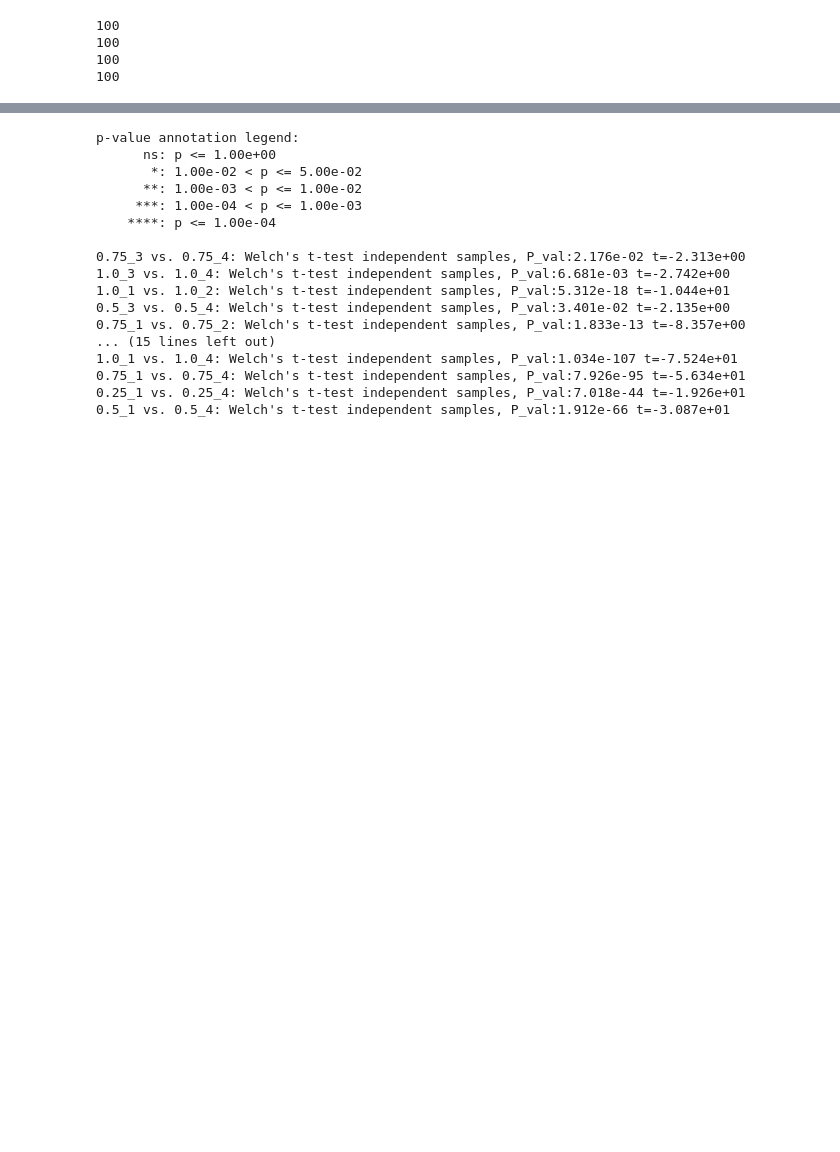
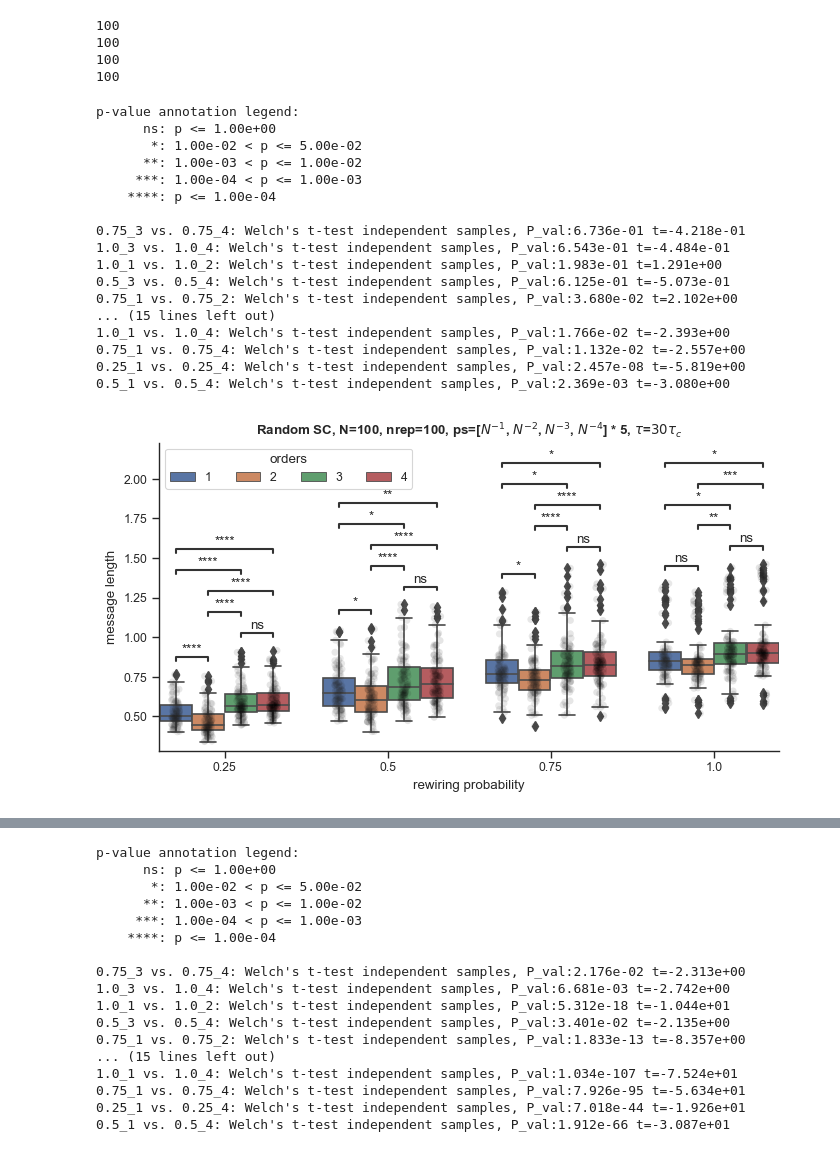
Before and after one commit to maximelucas/hypergraph_reducibility, a Jupyter notebook: notebooks/test_random_simplicial_complex_luca.ipynb, the cells around one changed output, grey strips where cells are left out. Drawn from its saved outputs; the diff is of its cells as text; code cells hidden in the pictures; blank space fills up the shorter version.

Commit message:
Add figure tau=30tau_c density=5

```diff
--- a/notebooks/test_random_simplicial_complex_luca.ipynb
+++ b/notebooks/test_random_simplicial_complex_luca.ipynb
@@ -1255,0 +1286,75 @@ for p in np.linspace(0.25,1,4):
+# %%
+for i, s in enumerate(np.linspace(0.25,1,4)):
+    message_lengths[s] = pad_arr_list(message_lengths[s])
+
+df = pd.DataFrame.from_dict(message_lengths, orient="index").stack().to_frame()
+
+for i, d in enumerate(orders):
+    df[d] = df[0].apply(lambda x: x[i])
+
+df = df[orders]
+
+dff = df.reset_index(names=["rewiring probability", "rep"]).melt(
+    id_vars=["rewiring probability", "rep"],
+    value_vars=orders,
+    var_name="order",
+    value_name="message length",
+)
+# %%
+from statannotations.Annotator import Annotator
+
+fix, ax = plt.subplots(figsize=(8, 4))
+
+#palette = sb.color_palette("Set1", n_colors=4)
+
+#box_params = {
+#    'boxprops':{'facecolor':'none'},
+#    'medianprops':{'color':'silver'},
+    #'whiskerprops':{'color':'blue'},
+    #'capprops':{'color':'yellow'}
+#}
+
+sb.boxplot(data=dff, hue="order", y="message length", x="rewiring probability", ax=ax)#, **box_params)
+plt.legend(title= "orders",ncols = 4)
+
+sb.stripplot(data=dff, hue="order", y="message length", x="rewiring probability", ax=ax, color="black", dodge=True, alpha=0.1, legend=False)
+
+sb.despine()
+ax.set_title(rf"Random SC, N={N}, nrep={100}, ps=[$N^{{-1}}$, $N^{{-2}}$, $N^{{-3}}$, $N^{{-4}}$] * 5, $\tau$=$30\tau_c$", weight="bold")
+
+
+pairs = []
+for p in np.linspace(0.25,1,4):
+    pairs.append( [(p, 3), (p, 4) ] )
+    pairs.append( [(p, 1), (p, 2) ] )
+    pairs.append( [(p, 1), (p, 3) ] )
+    pairs.append( [(p, 1), (p, 4) ] )
+    pairs.append( [(p, 2), (p, 3) ] )
+    pairs.append( [(p, 2), (p, 4) ] )
+
+annotator = Annotator(ax, pairs, data=dff, x="rewiring probability", y="message length", hue="order")
+annotator.configure(test='t-test_welch', text_format='star', loc='inside')
+annotator.apply_and_annotate()
+
+#fig_name = f"message_length_RHG_N{N}_pwiring_{sparsity_scales}_nreps_{n_rep}_boxplot"
+fig_name = f"message_length_RSC_N_100_p_25_50_75_100_s_5_char_tau_30_boxplot"
+plt.savefig(f"{out_dir}{fig_name}.png", dpi=250, bbox_inches="tight")
+# %% [output]
+p-value annotation legend:
+      ns: p <= 1.00e+00
+       *: 1.00e-02 < p <= 5.00e-02
+      **: 1.00e-03 < p <= 1.00e-02
+     ***: 1.00e-04 < p <= 1.00e-03
+    ****: p <= 1.00e-04
+
+0.75_3 vs. 0.75_4: Welch's t-test independent samples, P_val:6.736e-01 t=-4.218e-01
+1.0_3 vs. 1.0_4: Welch's t-test independent samples, P_val:6.543e-01 t=-4.484e-01
+1.0_1 vs. 1.0_2: Welch's t-test independent samples, P_val:1.983e-01 t=1.291e+00
+0.5_3 vs. 0.5_4: Welch's t-test independent samples, P_val:6.125e-01 t=-5.073e-01
+0.75_1 vs. 0.75_2: Welch's t-test independent samples, P_val:3.680e-02 t=2.102e+00
+... (15 lines left out)
+1.0_1 vs. 1.0_4: Welch's t-test independent samples, P_val:1.766e-02 t=-2.393e+00
+0.75_1 vs. 0.75_4: Welch's t-test independent samples, P_val:1.132e-02 t=-2.557e+00
+0.25_1 vs. 0.25_4: Welch's t-test independent samples, P_val:2.457e-08 t=-5.819e+00
+0.5_1 vs. 0.5_4: Welch's t-test independent samples, P_val:2.369e-03 t=-3.080e+00
+[figure, added]
```
Also changed, not shown: parts of 2 cells of this notebook, 1 other file.
